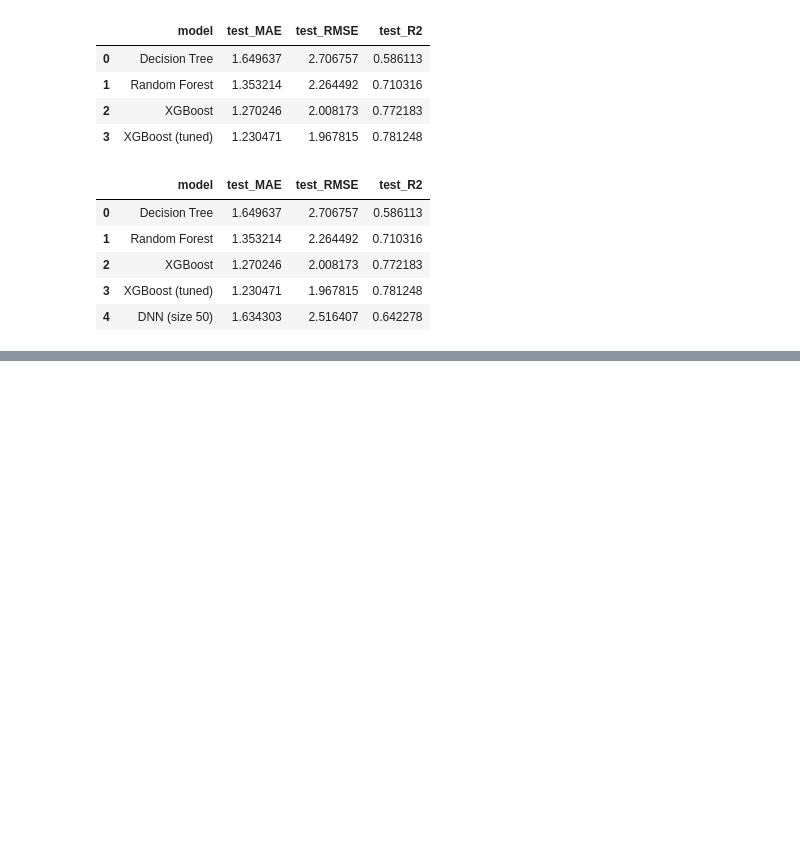
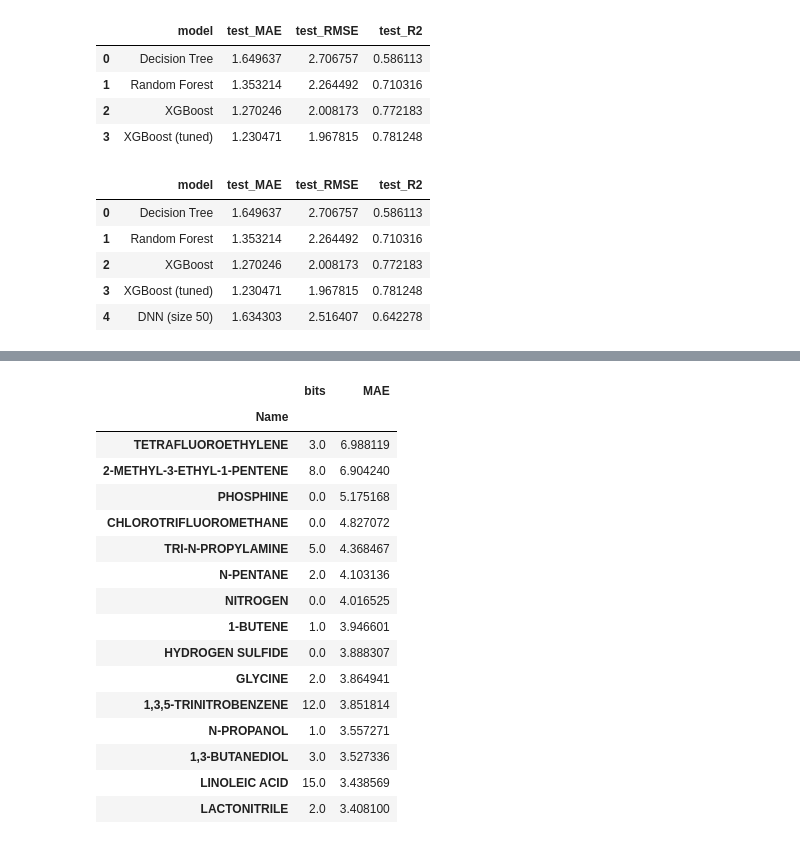
Before and after one commit to BoniYu/Deep-Neural-Network-for-VLE, a Jupyter notebook: notebook/other_models.ipynb, the cells around one changed output, grey strips where cells are left out. Drawn from its saved outputs; the diff is of its cells as text; code cells hidden in the pictures; blank space fills up the shorter version.

```diff
--- a/notebook/other_models.ipynb
+++ b/notebook/other_models.ipynb
@@ -519,0 +614,23 @@ pd.DataFrame(results_test)
+# %%
+# Checking the number of bits set per test compound:
+bits = X_test[:, :2048].sum(axis=1)
+err_xgb['n_bits'] = bits
+err_xgb.groupby('Name').agg(bits=('n_bits', 'first'), MAE=('abs_error', 'mean')).sort_values('MAE', ascending=False).head(15)
+# %% [output]
+|  | bits | MAE |
+| Name |  |  |
+| TETRAFLUOROETHYLENE | 3.0 | 6.988119 |
+| 2-METHYL-3-ETHYL-1-PENTENE | 8.0 | 6.904240 |
+| PHOSPHINE | 0.0 | 5.175168 |
+| CHLOROTRIFLUOROMETHANE | 0.0 | 4.827072 |
+| TRI-N-PROPYLAMINE | 5.0 | 4.368467 |
+| N-PENTANE | 2.0 | 4.103136 |
+| NITROGEN | 0.0 | 4.016525 |
+| 1-BUTENE | 1.0 | 3.946601 |
+| HYDROGEN SULFIDE | 0.0 | 3.888307 |
+| GLYCINE | 2.0 | 3.864941 |
+| 1,3,5-TRINITROBENZENE | 12.0 | 3.851814 |
+| N-PROPANOL | 1.0 | 3.557271 |
+| 1,3-BUTANEDIOL | 3.0 | 3.527336 |
+| LINOLEIC ACID | 15.0 | 3.438569 |
+| LACTONITRILE | 2.0 | 3.408100 |
```
Also changed, not shown: parts of 5 cells of this notebook, 1 other file.
